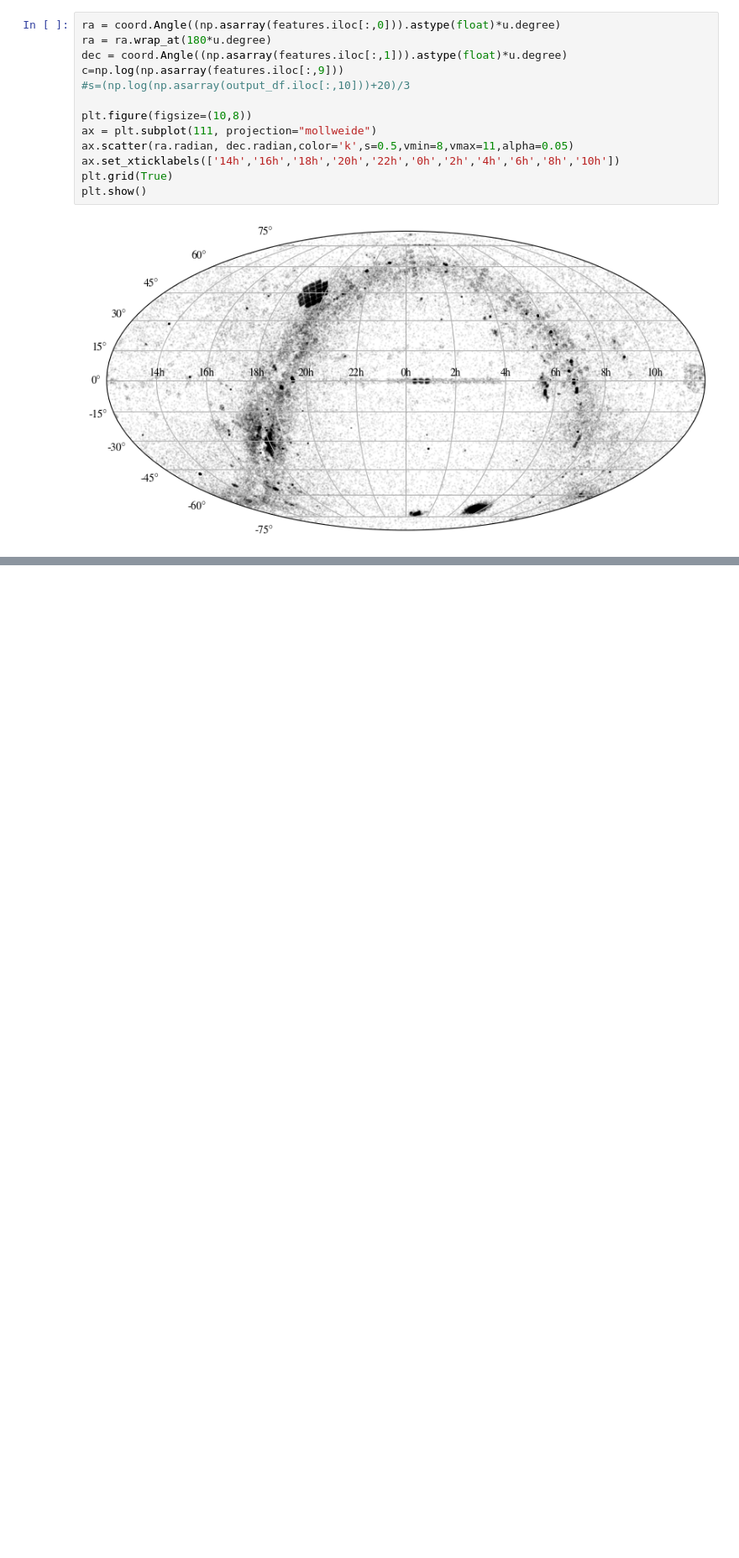
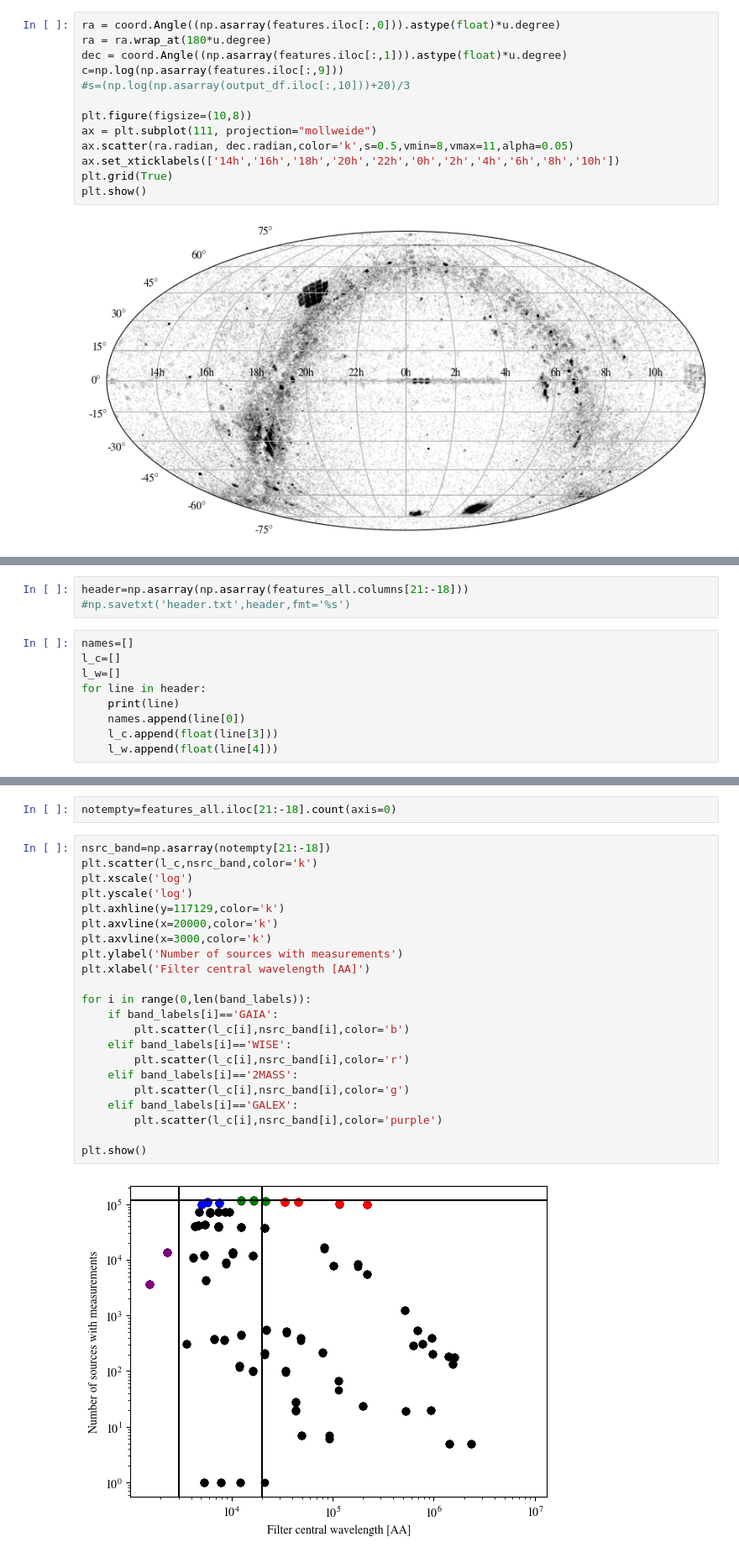
Before and after one commit to EmmaAlexander/EXPLORE, a Jupyter notebook: classifystars.ipynb, the cells around one changed output, grey strips where cells are left out. Shown at 84% size. Cells and saved outputs as stored; diff of their text form; blank space fills up the shorter version.

```diff
--- a/classifystars.ipynb
+++ b/classifystars.ipynb
@@ -123,0 +217,12 @@ features
+# %%
+header=np.asarray(np.asarray(features_all.columns[21:-18]))
+#np.savetxt('header.txt',header,fmt='%s')
+# %%
+names=[]
+l_c=[]
+l_w=[]
+for line in header:
+    print(line)
+    names.append(line[0])
+    l_c.append(float(line[3]))
+    l_w.append(float(line[4]))
@@ -123,0 +247,26 @@ features
+# %%
+notempty=features_all.iloc[21:-18].count(axis=0)
+# %%
+nsrc_band=np.asarray(notempty[21:-18])
+plt.scatter(l_c,nsrc_band,color='k')
+plt.xscale('log')
+plt.yscale('log')
+plt.axhline(y=117129,color='k')
+plt.axvline(x=20000,color='k')
+plt.axvline(x=3000,color='k')
+plt.ylabel('Number of sources with measurements')
+plt.xlabel('Filter central wavelength [AA]')
+
+for i in range(0,len(band_labels)):
+    if band_labels[i]=='GAIA':
+        plt.scatter(l_c[i],nsrc_band[i],color='b')
+    elif band_labels[i]=='WISE':
+        plt.scatter(l_c[i],nsrc_band[i],color='r')
+    elif band_labels[i]=='2MASS':
+        plt.scatter(l_c[i],nsrc_band[i],color='g')
+    elif band_labels[i]=='GALEX':
+        plt.scatter(l_c[i],nsrc_band[i],color='purple')
+
+plt.show()
+# %% [output]
+[figure, added]
```
Also changed, not shown: parts of 11 cells of this notebook, 9 other files.
